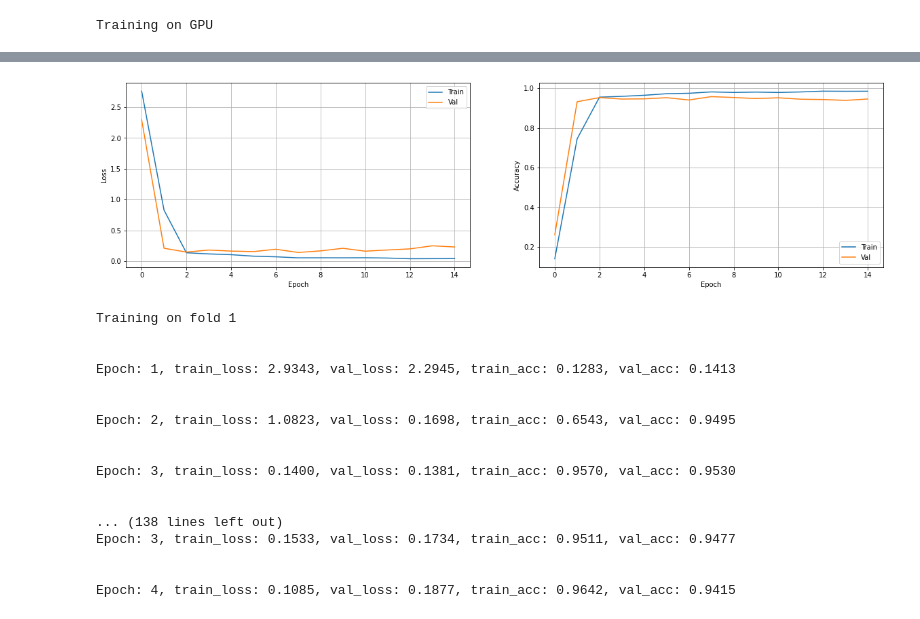
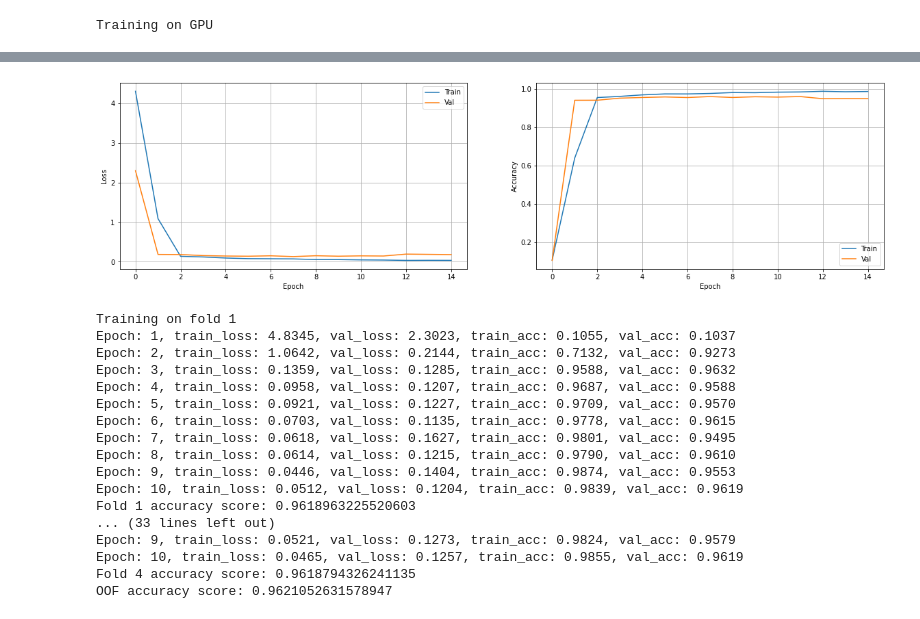
Before and after one commit to stdereka/knowledge-distillation, a Jupyter notebook: experiments.ipynb, the cells around one changed output, grey strips where cells are left out. Saved outputs shown, nothing was run; the diff lists cells and outputs as text; code cells hidden in the pictures.

```diff
--- a/experiments.ipynb
+++ b/experiments.ipynb
@@ -97,11 +91,11 @@ Training on GPU
 seed_everything(SEED)
 train_dataset = Imagewoof(train_val_files, LABEL_ENCODER)
 test_dataset = Imagewoof(test_files, LABEL_ENCODER)
-resnet101 = resnet101_teacher(N_CLASSES, DEVICE)
-trainable = get_number_of_params(resnet101, trainable=True)
-total = get_number_of_params(resnet101, trainable=False)
+resnet152 = resnet152_teacher(N_CLASSES, DEVICE)
+trainable = get_number_of_params(resnet152, trainable=True)
+total = get_number_of_params(resnet152, trainable=False)
 print(f"{trainable} (of {total}) trainable params")
-opt = torch.optim.Adam(resnet101.parameters(), lr=0.001)
+opt = torch.optim.Adam(resnet152.parameters(), lr=0.001)
 criterion = nn.CrossEntropyLoss()
-history_resnet101 = train(train_dataset, test_dataset, resnet101, 15, 64, DEVICE, opt, criterion)
+history_resnet152 = train(train_dataset, test_dataset, resnet152, 15, 64, DEVICE, opt, criterion)
 # %% [output]
@@ -144,9 +137,9 @@ def plot_training_history(history):
 
     plt.show()
 # %%
-plot_training_history(history_resnet101)
+plot_training_history(history_resnet152)
 # %% [output]
-[figure, old version]
+[figure, new version]
 # %%
 seed_everything(SEED)
 cv = StratifiedKFold(n_splits=4, shuffle=True, random_state=SEED)
@@ -160,10 +153,10 @@ for fold, (train_idx, val_idx) in enumerate(cv.split(train_val_files, labels)):
     val_dataset = Imagewoof(np.array(train_val_files)[val_idx], LABEL_ENCODER)
     train_dataset = Imagewoof(np.array(train_val_files)[train_idx], LABEL_ENCODER)
 
-    model = resnet101_teacher(N_CLASSES, DEVICE)
+    model = resnet152_teacher(N_CLASSES, DEVICE)
     opt = torch.optim.Adam(model.parameters(), lr=0.001)
     criterion = nn.CrossEntropyLoss()
-    history = train(train_dataset, val_dataset, model=model, epochs=15,
+    history = train(train_dataset, val_dataset, model=model, epochs=10,
                               batch_size=64, device=DEVICE, opt=opt, criterion=criterion)
 
     val_loader = DataLoader(val_dataset, shuffle=False, batch_size=64)
@@ -178,25 +171,25 @@ for fold, (train_idx, val_idx) in enumerate(cv.split(train_val_files, labels)):
 oof_preds = np.argmax(oof_logits, axis=1)
 print('OOF accuracy score:', accuracy_score(ground, oof_preds))
 os.makedirs("./dark_knowledge", exist_ok=True)
-np.save(f"./dark_knowledge/resnet101.npy", oof_logits)
+np.save(f"./dark_knowledge/resnet152.npy", oof_logits)
 # %% [output]
 Training on fold 1
-
-
-Epoch: 1, train_loss: 2.9343, val_loss: 2.2945, train_acc: 0.1283, val_acc: 0.1413
-
-
-Epoch: 2, train_loss: 1.0823, val_loss: 0.1698, train_acc: 0.6543, val_acc: 0.9495
-
-
-Epoch: 3, train_loss: 0.1400, val_loss: 0.1381, train_acc: 0.9570, val_acc: 0.9530
-
-
-... (138 lines left out)
-Epoch: 3, train_loss: 0.1533, val_loss: 0.1734, train_acc: 0.9511, val_acc: 0.9477
-
-
-Epoch: 4, train_loss: 0.1085, val_loss: 0.1877, train_acc: 0.9642, val_acc: 0.9415
+Epoch: 1, train_loss: 4.8345, val_loss: 2.3023, train_acc: 0.1055, val_acc: 0.1037
+Epoch: 2, train_loss: 1.0642, val_loss: 0.2144, train_acc: 0.7132, val_acc: 0.9273
+Epoch: 3, train_loss: 0.1359, val_loss: 0.1285, train_acc: 0.9588, val_acc: 0.9632
+Epoch: 4, train_loss: 0.0958, val_loss: 0.1207, train_acc: 0.9687, val_acc: 0.9588
+Epoch: 5, train_loss: 0.0921, val_loss: 0.1227, train_acc: 0.9709, val_acc: 0.9570
+Epoch: 6, train_loss: 0.0703, val_loss: 0.1135, train_acc: 0.9778, val_acc: 0.9615
+Epoch: 7, train_loss: 0.0618, val_loss: 0.1627, train_acc: 0.9801, val_acc: 0.9495
+Epoch: 8, train_loss: 0.0614, val_loss: 0.1215, train_acc: 0.9790, val_acc: 0.9610
+Epoch: 9, train_loss: 0.0446, val_loss: 0.1404, train_acc: 0.9874, val_acc: 0.9553
+Epoch: 10, train_loss: 0.0512, val_loss: 0.1204, train_acc: 0.9839, val_acc: 0.9619
+Fold 1 accuracy score: 0.9618963225520603
+... (33 lines left out)
+Epoch: 9, train_loss: 0.0521, val_loss: 0.1273, train_acc: 0.9824, val_acc: 0.9579
+Epoch: 10, train_loss: 0.0465, val_loss: 0.1257, train_acc: 0.9855, val_acc: 0.9619
+Fold 4 accuracy score: 0.9618794326241135
+OOF accuracy score: 0.9621052631578947
 # %%
 seed_everything(SEED)
 resnet18 = resnet18_student2(N_CLASSES, DEVICE)
```
Also changed, not shown: parts of 5 cells of this notebook, 1 other file.
